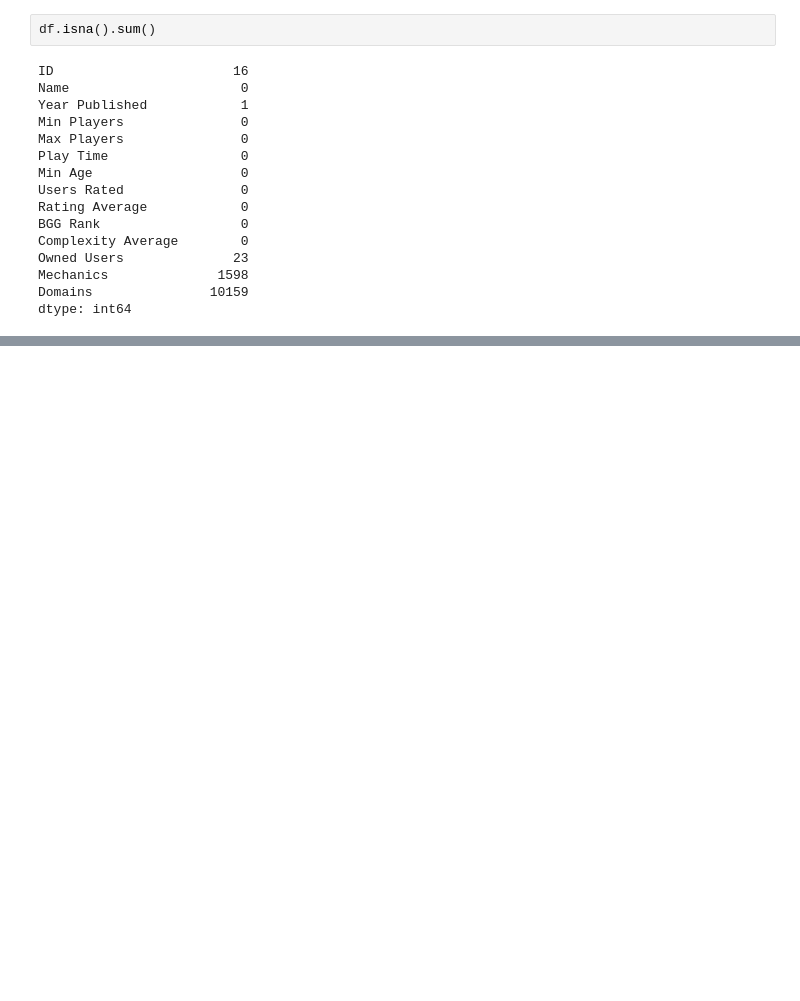
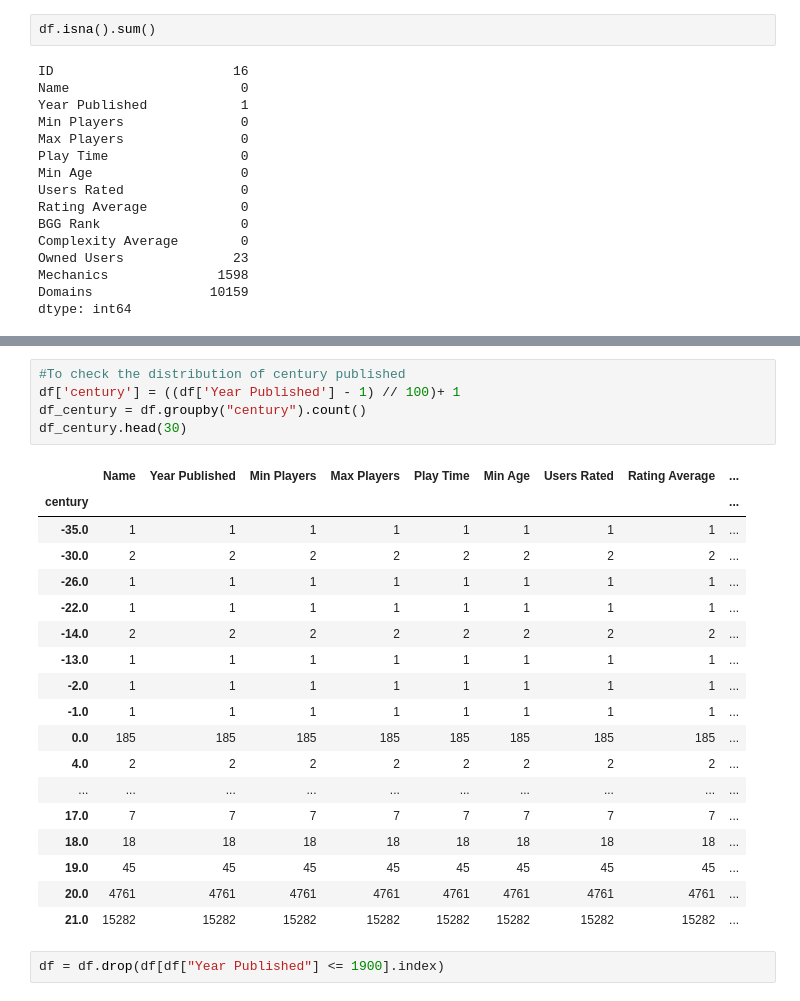
Before and after one commit to DovWong/EDA-PRoject, a Jupyter notebook: Start.ipynb, the cells around one changed output, grey strips where cells are left out. Saved outputs shown, nothing was run; the diff lists cells and outputs as text; blank space fills up the shorter version.

```diff
--- a/Start.ipynb
+++ b/Start.ipynb
@@ -105,0 +139,26 @@ dtype: int64
+# %%
+#To check the distribution of century published
+df['century'] = ((df['Year Published'] - 1) // 100)+ 1
+df_century = df.groupby("century").count()
+df_century.head(30)
+# %% [output]
+|  | Name | Year Published | Min Players | Max Players | Play Time | Min Age | Users Rated | Rating Average | ... |
+| century |  |  |  |  |  |  |  |  | ... |
+| -35.0 | 1 | 1 | 1 | 1 | 1 | 1 | 1 | 1 | ... |
+| -30.0 | 2 | 2 | 2 | 2 | 2 | 2 | 2 | 2 | ... |
+| -26.0 | 1 | 1 | 1 | 1 | 1 | 1 | 1 | 1 | ... |
+| -22.0 | 1 | 1 | 1 | 1 | 1 | 1 | 1 | 1 | ... |
+| -14.0 | 2 | 2 | 2 | 2 | 2 | 2 | 2 | 2 | ... |
+| -13.0 | 1 | 1 | 1 | 1 | 1 | 1 | 1 | 1 | ... |
+| -2.0 | 1 | 1 | 1 | 1 | 1 | 1 | 1 | 1 | ... |
+| -1.0 | 1 | 1 | 1 | 1 | 1 | 1 | 1 | 1 | ... |
+| 0.0 | 185 | 185 | 185 | 185 | 185 | 185 | 185 | 185 | ... |
+| 4.0 | 2 | 2 | 2 | 2 | 2 | 2 | 2 | 2 | ... |
+| ... | ... | ... | ... | ... | ... | ... | ... | ... | ... |
+| 17.0 | 7 | 7 | 7 | 7 | 7 | 7 | 7 | 7 | ... |
+| 18.0 | 18 | 18 | 18 | 18 | 18 | 18 | 18 | 18 | ... |
+| 19.0 | 45 | 45 | 45 | 45 | 45 | 45 | 45 | 45 | ... |
+| 20.0 | 4761 | 4761 | 4761 | 4761 | 4761 | 4761 | 4761 | 4761 | ... |
+| 21.0 | 15282 | 15282 | 15282 | 15282 | 15282 | 15282 | 15282 | 15282 | ... |
+# %%
+df = df.drop(df[df["Year Published"] <= 1900].index)
```
Also changed, not shown: parts of 8 cells of this notebook.
